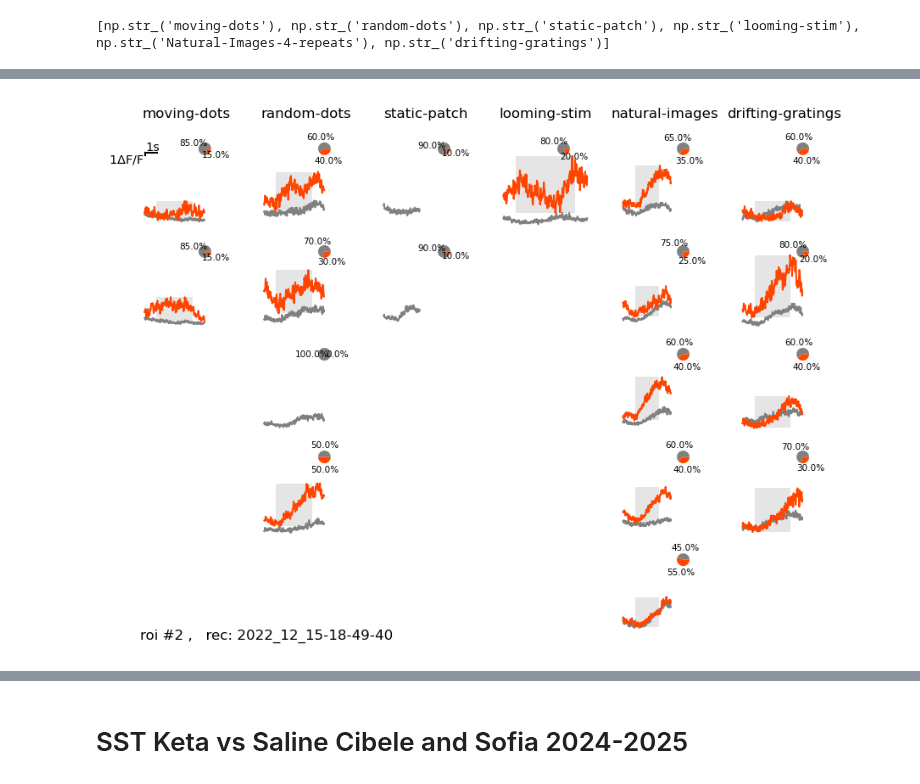
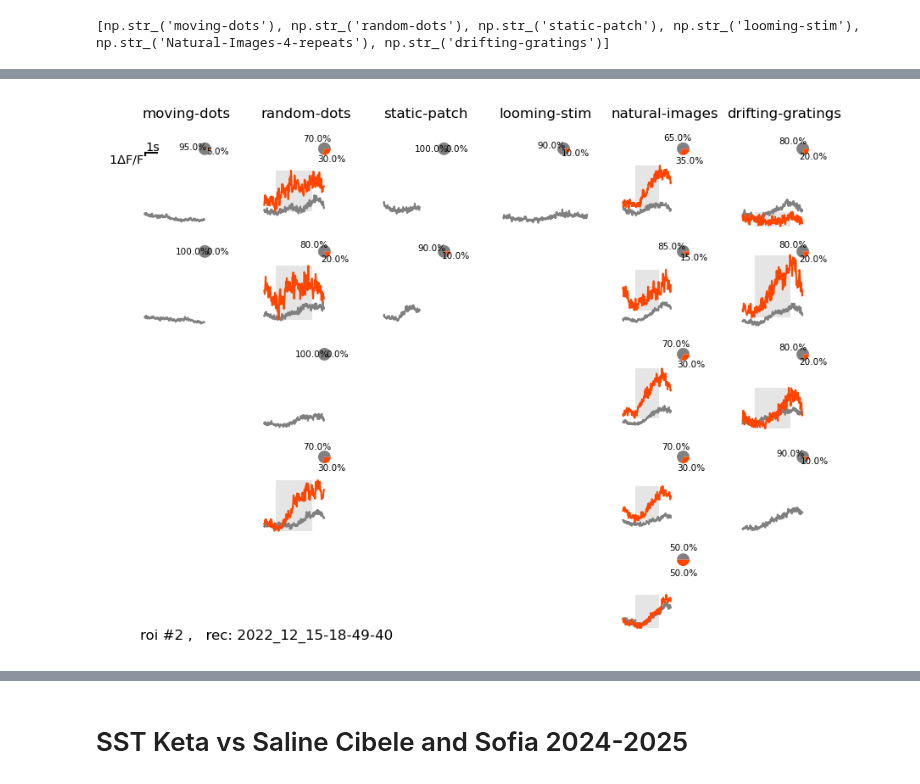
Before and after one commit to LauraGonzalez2000/physion, a Jupyter notebook: notebooks/personalized/Behavioral_modulation_of_visually_evoked_activity.ipynb, the cells around one changed output, grey strips where cells are left out. Drawn from its saved outputs; the diff is of its cells as text; code cells hidden in the pictures.

```diff
--- a/notebooks/personalized/Behavioral_modulation_of_visually_evoked_activity.ipynb
+++ b/notebooks/personalized/Behavioral_modulation_of_visually_evoked_activity.ipynb
@@ -561,11 +540,11 @@ fig = plot_average_visually_evoked_activity2(data, roiIndex=roiIndex, pupil_thre
 # %%
 dataIndex, roiIndex = 2, 1
 data = Data(SESSIONS['files'][dataIndex], verbose=False)
 data.build_dFoF(verbose=False)
 #fig = plot_average_visually_evoked_activity(data, roiIndex=roiIndex, pupil_threshold=2.9)
-fig = plot_average_visually_evoked_activity2(data, roiIndex=roiIndex, pupil_threshold=2.9, running_speed_threshold=0.1, metric='locomotion')
+fig = plot_average_visually_evoked_activity_NDNF(data, roiIndex=roiIndex, pupil_threshold=2.9, running_speed_threshold=0.1, metric='locomotion')
 # %% [output]
-[figure, old version]
+[figure, new version]
 # %%
 dataIndex, roiIndex = 7, 3
 data = Data(SESSIONS['files'][dataIndex], verbose=False)
```
Also changed, not shown: parts of 40 cells of this notebook, 3 other files.
